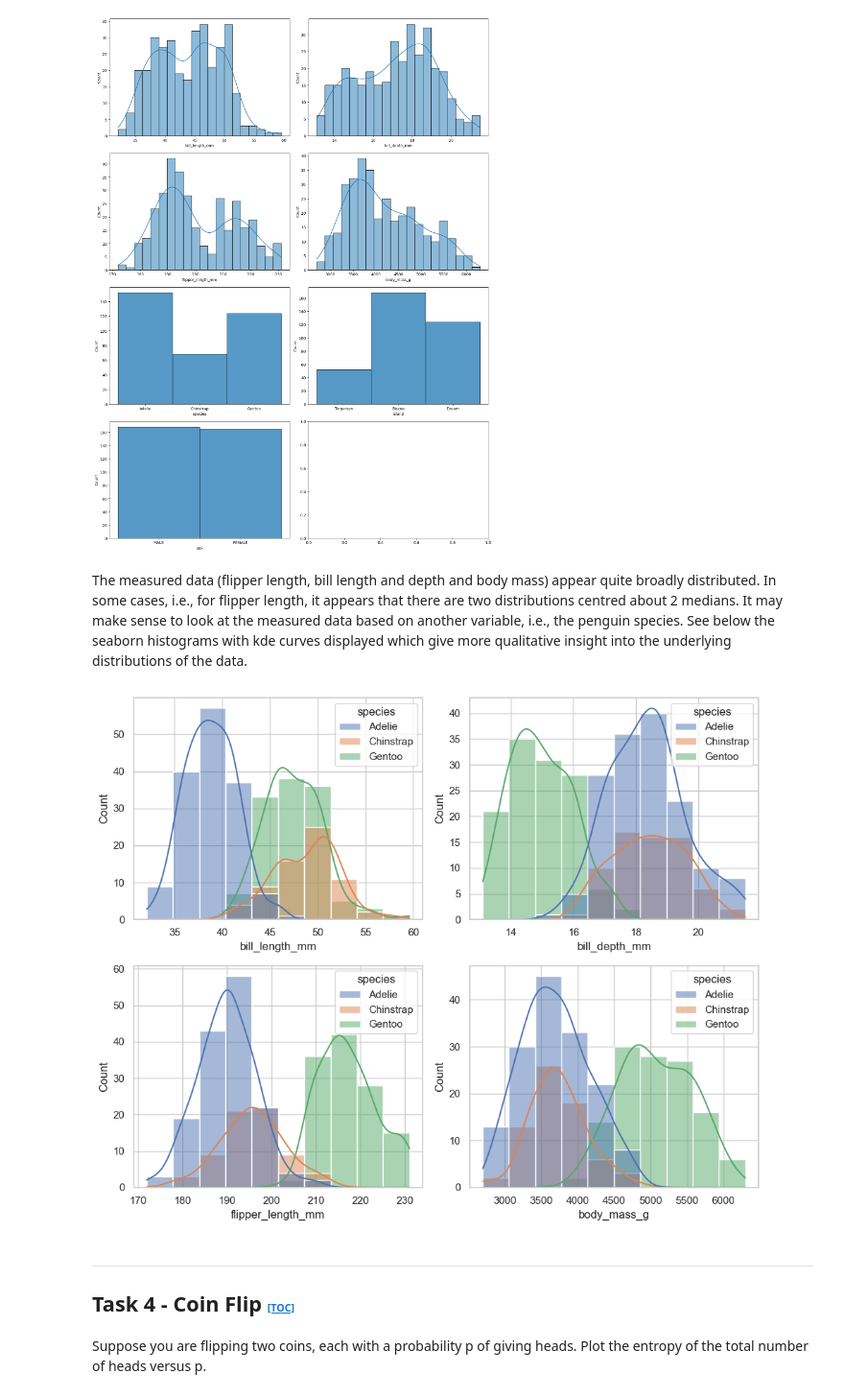
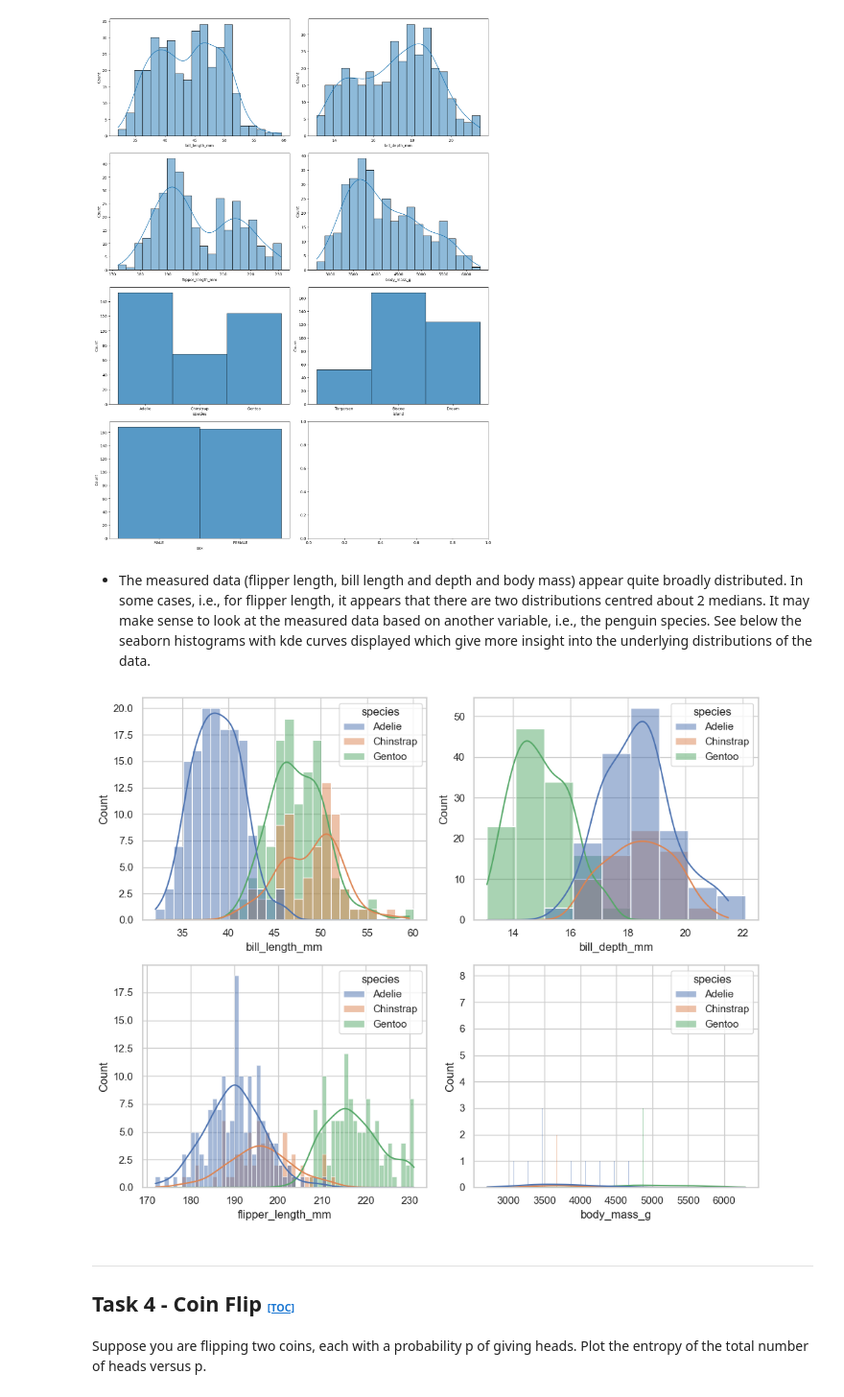
Before and after one commit to Eilis9/Fund_DA, a Jupyter notebook: tasks.ipynb, the cells around one changed output. Shown at 96% size. Drawn from its saved outputs; the diff is of its cells as text; code cells hidden in the pictures.

```diff
--- a/tasks.ipynb
+++ b/tasks.ipynb
@@ -251,21 +251,21 @@ fig.tight_layout()
 # %% [output]
 [figure]
 # %% [markdown]
-The measured data (flipper length, bill length and depth and body mass) appear quite broadly distributed. In some cases, i.e., for flipper length, it appears that there are two distributions centred about 2 medians. It may make sense to look at the measured data based on another variable, i.e., the penguin species. See below the seaborn histograms with kde curves displayed which give more qualitative insight into the underlying distributions of the data.
+ - The measured data (flipper length, bill length and depth and body mass) appear quite broadly distributed. In some cases, i.e., for flipper length, it appears that there are two distributions centred about 2 medians. It may make sense to look at the measured data based on another variable, i.e., the penguin species. See below the seaborn histograms with kde curves displayed which give more insight into the underlying distributions of the data.
 # %%
 # Plotting histograms of the 4 measured variables based on species
 # Using some trial and error to pick the number of bins
-no_bins = 10
+
 sns.set_theme(style='whitegrid')
 fig, ax = plt.subplots(nrows = 2, ncols =2, figsize=(10,8))
-sns.histplot(penguins_df, x="bill_length_mm", hue="species", ax=ax[0,0], bins=no_bins, kde=True)
-sns.histplot(penguins_df, x="bill_depth_mm", hue="species", ax=ax[0,1], bins=no_bins, kde=True)
-sns.histplot(penguins_df, x="flipper_length_mm", hue="species", ax=ax[1,0], bins=no_bins, kde=True)
-sns.histplot(penguins_df, x="body_mass_g", hue="species", ax=ax[1,1], bins=no_bins, kde=True)
+sns.histplot(penguins_df, x="bill_length_mm", hue="species", ax=ax[0,0], binwidth=1, kde=True)
+sns.histplot(penguins_df, x="bill_depth_mm", hue="species", ax=ax[0,1], binwidth=1, kde=True)
+sns.histplot(penguins_df, x="flipper_length_mm", hue="species", ax=ax[1,0], binwidth=1, kde=True)
+sns.histplot(penguins_df, x="body_mass_g", hue="species", ax=ax[1,1], binwidth=1, kde=True)
 fig.tight_layout()
 plt.show()
 # %% [output]
-[figure, old version]
+[figure, new version]
 # %% [markdown]
 ***
 ## Task 4 - Coin Flip <a id="Task4"></a> <span style="font-size: 8pt;"> [[TOC]](#toc)</span>
```
Also changed, not shown: 2 other files.
